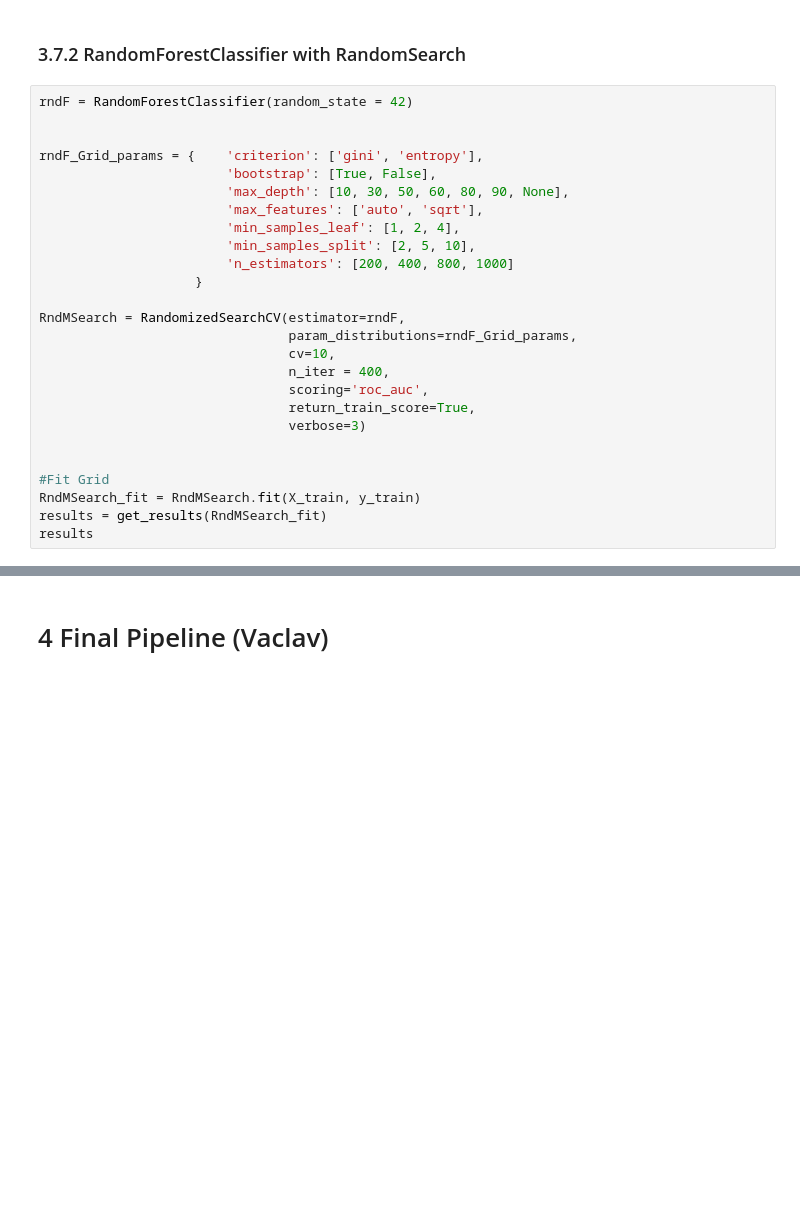
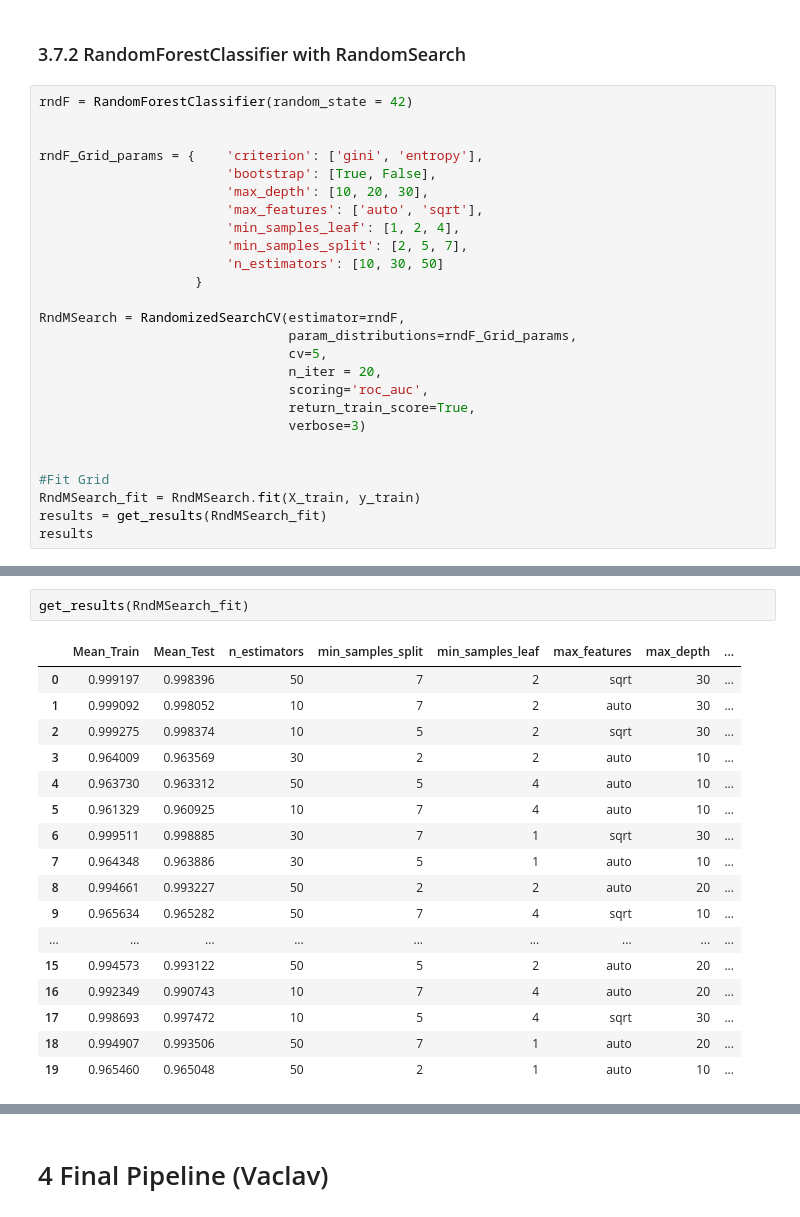
Before and after one commit to fynnoldenburg/KKBOX-Churn-Prediction, a Jupyter notebook: kkbox_machine_learning_clean.ipynb, the cells around one changed output, grey strips where cells are left out. Cells and saved outputs as stored; diff of their text form; blank space fills up the shorter version.

```diff
--- a/kkbox_machine_learning_clean.ipynb
+++ b/kkbox_machine_learning_clean.ipynb
@@ -662,17 +662,17 @@ rndF = RandomForestClassifier(random_state = 42)
 
 rndF_Grid_params = {    'criterion': ['gini', 'entropy'],
                         'bootstrap': [True, False],
-                        'max_depth': [10, 30, 50, 60, 80, 90, None],
+                        'max_depth': [10, 20, 30],
                         'max_features': ['auto', 'sqrt'],
                         'min_samples_leaf': [1, 2, 4],
-                        'min_samples_split': [2, 5, 10],
-                        'n_estimators': [200, 400, 800, 1000]
+                        'min_samples_split': [2, 5, 7],
+                        'n_estimators': [10, 30, 50]
                     }
 
 RndMSearch = RandomizedSearchCV(estimator=rndF,
                                 param_distributions=rndF_Grid_params,
-                                cv=10,
-                                n_iter = 400,
+                                cv=5,
+                                n_iter = 20,
                                 scoring='roc_auc',
                                 return_train_score=True,
                                 verbose=3)
@@ -686,0 +704,20 @@ NameError: name 'RandomizedSearchCV' is not defined
+# %%
+get_results(RndMSearch_fit)
+# %% [output]
+|  | Mean_Train | Mean_Test | n_estimators | min_samples_split | min_samples_leaf | max_features | max_depth | ... |
+| 0 | 0.999197 | 0.998396 | 50 | 7 | 2 | sqrt | 30 | ... |
+| 1 | 0.999092 | 0.998052 | 10 | 7 | 2 | auto | 30 | ... |
+| 2 | 0.999275 | 0.998374 | 10 | 5 | 2 | sqrt | 30 | ... |
+| 3 | 0.964009 | 0.963569 | 30 | 2 | 2 | auto | 10 | ... |
+| 4 | 0.963730 | 0.963312 | 50 | 5 | 4 | auto | 10 | ... |
+| 5 | 0.961329 | 0.960925 | 10 | 7 | 4 | auto | 10 | ... |
+| 6 | 0.999511 | 0.998885 | 30 | 7 | 1 | sqrt | 30 | ... |
+| 7 | 0.964348 | 0.963886 | 30 | 5 | 1 | auto | 10 | ... |
+| 8 | 0.994661 | 0.993227 | 50 | 2 | 2 | auto | 20 | ... |
+| 9 | 0.965634 | 0.965282 | 50 | 7 | 4 | sqrt | 10 | ... |
+| ... | ... | ... | ... | ... | ... | ... | ... | ... |
+| 15 | 0.994573 | 0.993122 | 50 | 5 | 2 | auto | 20 | ... |
+| 16 | 0.992349 | 0.990743 | 10 | 7 | 4 | auto | 20 | ... |
+| 17 | 0.998693 | 0.997472 | 10 | 5 | 4 | sqrt | 30 | ... |
+| 18 | 0.994907 | 0.993506 | 50 | 7 | 1 | auto | 20 | ... |
+| 19 | 0.965460 | 0.965048 | 50 | 2 | 1 | auto | 10 | ... |
```
Also changed, not shown: parts of 6 cells of this notebook, 1 other file.
